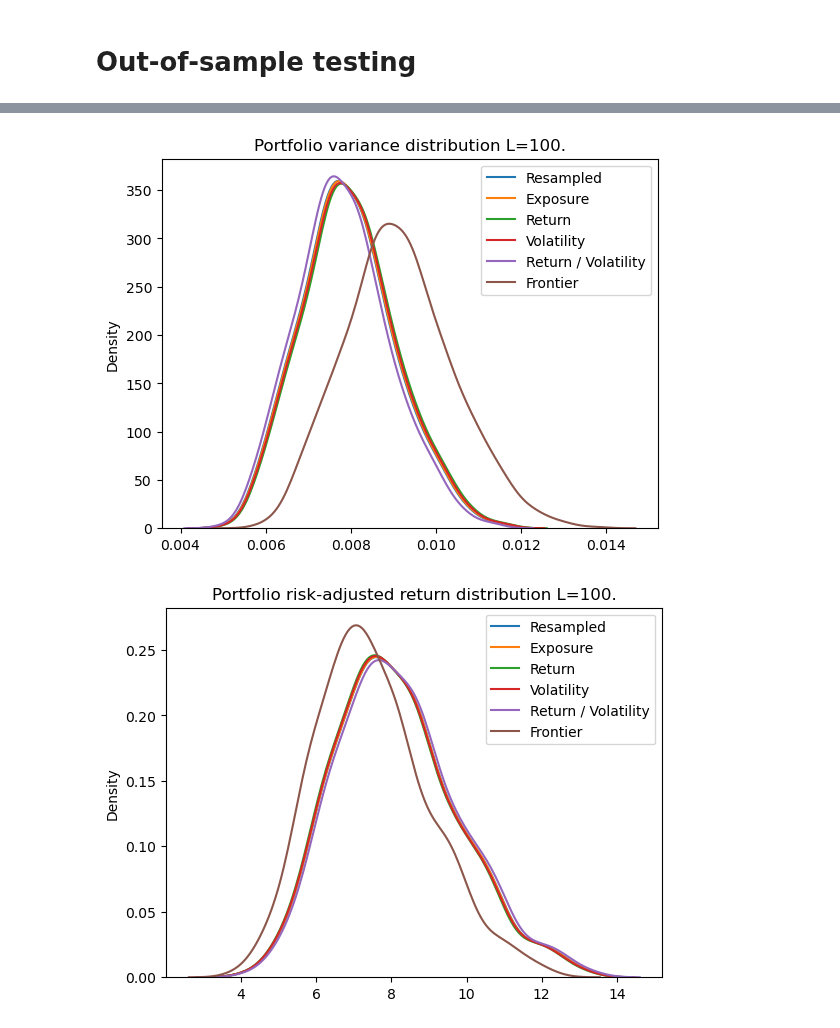
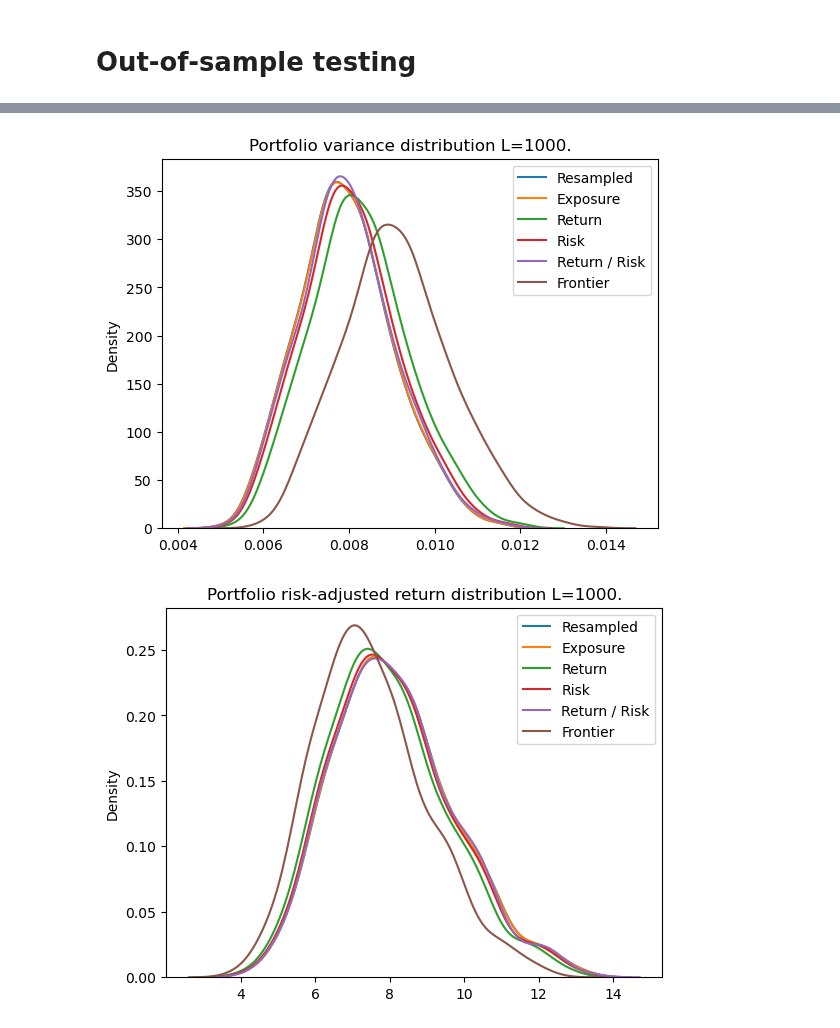
Before and after one commit to fortitudo-tech/pcrm-book, a Jupyter notebook: code/chapter6/chapter6_4_1.ipynb, the cells around one changed output, grey strips where cells are left out. Drawn from its saved outputs; the diff is of its cells as text; code cells hidden in the pictures.

```diff
--- a/code/chapter6/chapter6_4_1.ipynb
+++ b/code/chapter6/chapter6_4_1.ipynb
@@ -71,6 +63,21 @@ Difference between contributions sum and portfolio volatility = 1.38777878078144
 | Infrastructure | 3.10 |
 | Real Estate | 0.53 |
 | Hedge Funds | 1.60 |
+# %%
+# Mean uncertainty
+frontier_mean = np.full((I, P, B), np.nan)
+return_cont = np.full((I, B), np.nan)
+vol_cont = np.full((I, B), np.nan)
+return_vol = np.full((I, B), np.nan)
+for b in range(B):
+    means_run = np.mean(return_sim[:, b, :], axis=0)
+    mv_opt._expected_return_row = -matrix(means_run).T
+    frontier_mean[:, :, b] = mv_opt.efficient_frontier(P)
+    return_cont[:, b] = means_run * frontier_mean[:, pf_index, b]
+    cov_run = np.cov(return_sim[:, b, :], rowvar=False)
+    vol_cont[:, b] = marginal_vol_contributions(cov_run, frontier_mean[:, pf_index, b])[0]
+    return_vol[:, b] = return_cont[:, b] / vol_cont[:, b]
+mv_opt._expected_return_row = -matrix(means).T  # Reset means
 # %%
 def resampled_stacking(L, sample_targets):
     """Computes the L-fold Exposure Stacking portfolio from https://ssrn.com/abstract=4709317.
@@ -106,19 +113,9 @@ def resampled_stacking(L, sample_targets):
     h = matrix(np.zeros((B, 1)))
     w = solvers.qp(P, q, G, h, A, b)['x']
     return np.array(w)
-# %%
-# Compute marginal return and risk contributions as well as marginal return / risk
-pf_index = 4
-return_cont = np.full((I, B), np.nan)
-vol_cont = np.full((I, B), np.nan)
-return_vol = np.full((I, B), np.nan)
-for b in range(B):
-    return_cont[:, b] = means * frontier_mean[:, pf_index, b]
-    vol_cont[:, b] = marginal_vol_contributions(covariance_matrix, frontier_mean[:, pf_index, b])[0]
-    return_vol[:, b] = return_cont[:, b] / vol_cont[:, b]
 # %%
 # Compute portfolios
-L = 100
+L = B
 pf_frontier = frontier[:, pf_index]
 pf_re = np.mean(frontier_mean[:, pf_index, :], axis=1)
 pf_es = ft.exposure_stacking(L, frontier_mean[:, pf_index, :])
@@ -210,19 +228,19 @@ sns.kdeplot(x=vol_rr[0, :])
 sns.kdeplot(x=return_vol_rr[0, :])
 sns.kdeplot(x=frontier_rr[0, :])
 plt.title(f'Portfolio variance distribution L={L}.')
-plt.legend(['Resampled', 'Exposure', 'Return', 'Volatility', 'Return / Volatility', 'Frontier'])
+plt.legend(['Resampled', 'Exposure', 'Return', 'Risk', 'Return / Risk', 'Frontier'])
 plt.show()
 # %% [output]
-[figure, old version]
+[figure, new version]
 # %%
 sns.kdeplot(x=re_rar)
 sns.kdeplot(x=es_rar)
 sns.kdeplot(x=return_rar)
 sns.kdeplot(x=vol_rar)
 sns.kdeplot(x=return_vol_rar)
 sns.kdeplot(x=frontier_rar)
 plt.title(f'Portfolio risk-adjusted return distribution L={L}.')
-plt.legend(['Resampled', 'Exposure', 'Return', 'Volatility', 'Return / Volatility', 'Frontier'])
+plt.legend(['Resampled', 'Exposure', 'Return', 'Risk', 'Return / Risk', 'Frontier'])
 plt.show()
 # %% [output]
-[figure, old version]
+[figure, new version]
```
Also changed, not shown: parts of 6 cells of this notebook.
